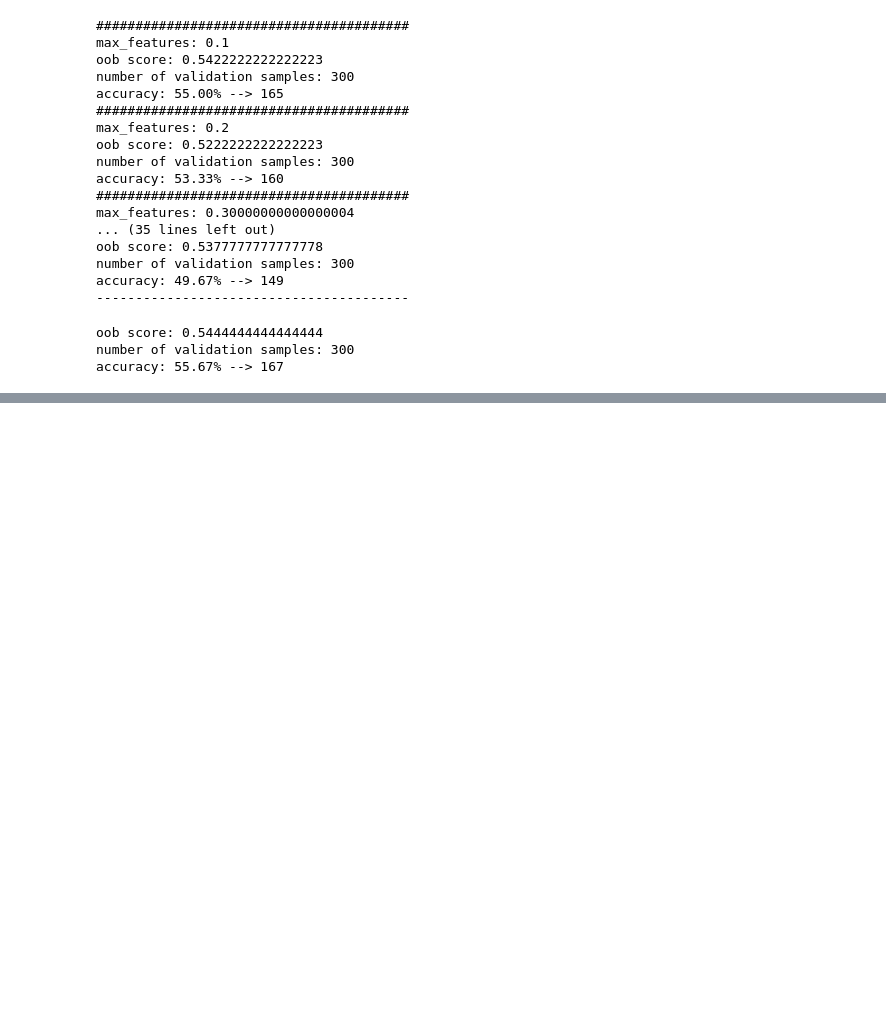
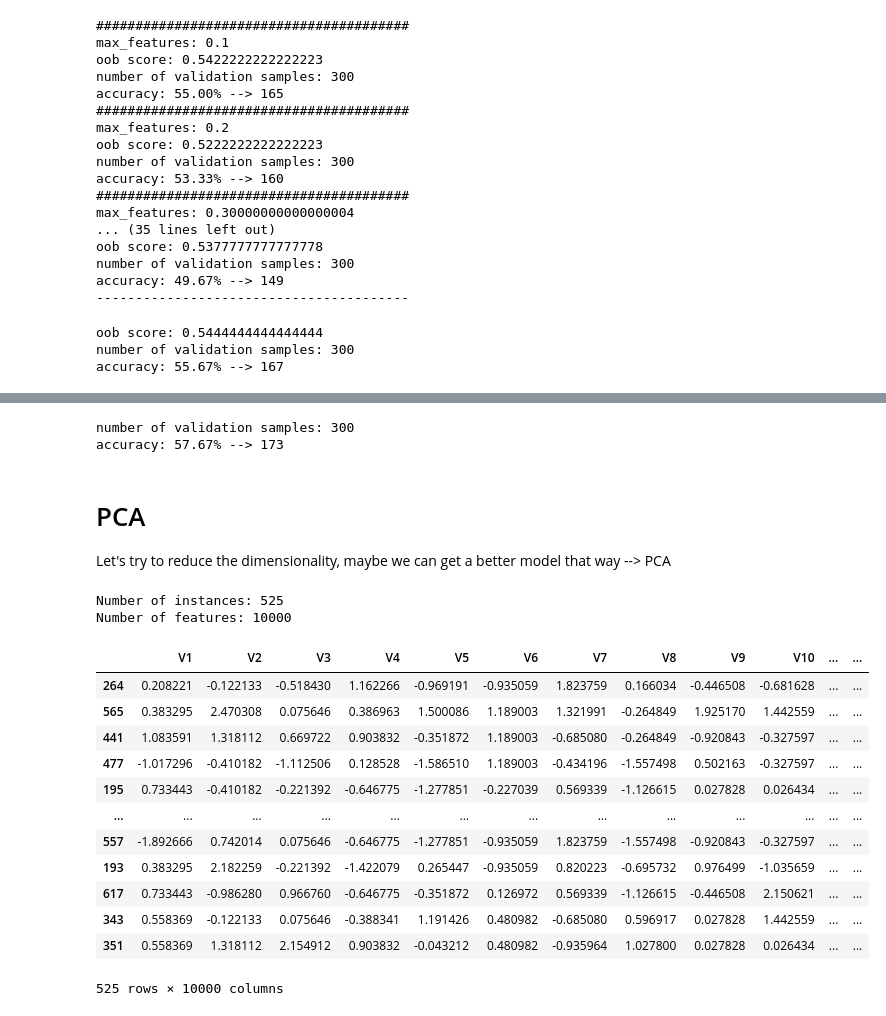
Before and after one commit to GenosW/ml-exercises, a Jupyter notebook: exercise2/amazon_rf.ipynb, the cells around one changed output, grey strips where cells are left out. Saved outputs shown, nothing was run; the diff lists cells and outputs as text; code cells hidden in the pictures; blank space fills up the shorter version.

```diff
--- a/exercise2/amazon_rf.ipynb
+++ b/exercise2/amazon_rf.ipynb
@@ -24,4 +29,4 @@ df.head()
 #X_train = pd.DataFrame(scaled_features, index=df.loc[:,'V1':'V10000'].index, columns=df.loc[:,'V1':'V10000'].columns)
 X_lrn = df.loc[:,'V1':'V10000']
 scaled_features = StandardScaler().fit_transform(X_lrn.values)
-X_lrn = pd.DataFrame(scaled_features, index=X_lrn, columns=X_lrn)
+X_lrn = pd.DataFrame(scaled_features, index=X_lrn.index, columns=X_lrn.columns)
@@ -127,0 +158,35 @@ Let's see if we can tweak it a bit...
+# %%
+Y_pred = RFC_GS.predict(X_valid)
+score = accuracy_score(Y_valid, Y_pred)
+print(f"number of validation samples: {X_valid.shape[0]}")
+print(f"accuracy: {score*100:.2f}% --> {accuracy_score(Y_valid, Y_pred, normalize=False)}")
+# %% [output]
+number of validation samples: 300
+accuracy: 57.67% --> 173
+# %% [markdown]
+# PCA
+
+Let's try to reduce the dimensionality, maybe we can get a better model that way --> PCA
+# %%
+X_train, X_valid, Y_train, Y_valid = train_test_split(X_lrn, Y_lrn, test_size=.3)
+# %%
+print("Number of instances:", X_train.shape[0])
+num_feats= X_train.shape[1]
+print("Number of features:", num_feats)
+X_train
+# %% [output]
+Number of instances: 525
+Number of features: 10000
+|  | V1 | V2 | V3 | V4 | V5 | V6 | V7 | V8 | V9 | V10 | ... | ... |
+| 264 | 0.208221 | -0.122133 | -0.518430 | 1.162266 | -0.969191 | -0.935059 | 1.823759 | 0.166034 | -0.446508 | -0.681628 | ... | ... |
+| 565 | 0.383295 | 2.470308 | 0.075646 | 0.386963 | 1.500086 | 1.189003 | 1.321991 | -0.264849 | 1.925170 | 1.442559 | ... | ... |
+| 441 | 1.083591 | 1.318112 | 0.669722 | 0.903832 | -0.351872 | 1.189003 | -0.685080 | -0.264849 | -0.920843 | -0.327597 | ... | ... |
+| 477 | -1.017296 | -0.410182 | -1.112506 | 0.128528 | -1.586510 | 1.189003 | -0.434196 | -1.557498 | 0.502163 | -0.327597 | ... | ... |
+| 195 | 0.733443 | -0.410182 | -0.221392 | -0.646775 | -1.277851 | -0.227039 | 0.569339 | -1.126615 | 0.027828 | 0.026434 | ... | ... |
+| ... | ... | ... | ... | ... | ... | ... | ... | ... | ... | ... | ... | ... |
+| 557 | -1.892666 | 0.742014 | 0.075646 | -0.646775 | -1.277851 | -0.935059 | 1.823759 | -1.557498 | -0.920843 | -0.327597 | ... | ... |
+| 193 | 0.383295 | 2.182259 | -0.221392 | -1.422079 | 0.265447 | -0.935059 | 0.820223 | -0.695732 | 0.976499 | -1.035659 | ... | ... |
+| 617 | 0.733443 | -0.986280 | 0.966760 | -0.646775 | -0.351872 | 0.126972 | 0.569339 | -1.126615 | -0.446508 | 2.150621 | ... | ... |
+| 343 | 0.558369 | -0.122133 | 0.075646 | -0.388341 | 1.191426 | 0.480982 | -0.685080 | 0.596917 | 0.027828 | 1.442559 | ... | ... |
+| 351 | 0.558369 | 1.318112 | 2.154912 | 0.903832 | -0.043212 | 0.480982 | -0.935964 | 1.027800 | 0.027828 | 0.026434 | ... | ... |
+525 rows × 10000 columns
```
Also changed, not shown: parts of 13 cells of this notebook.
